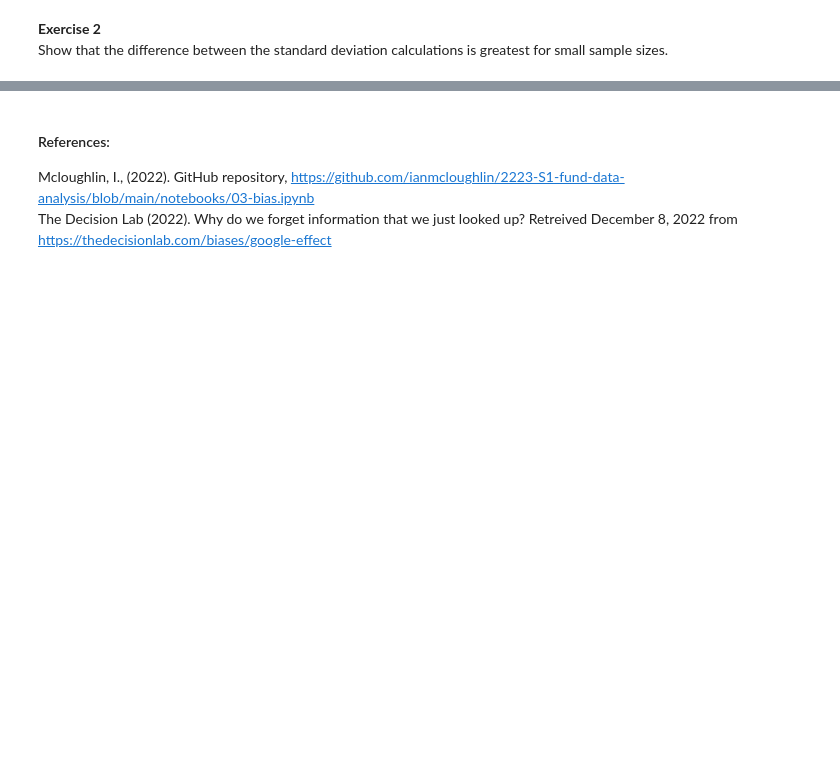
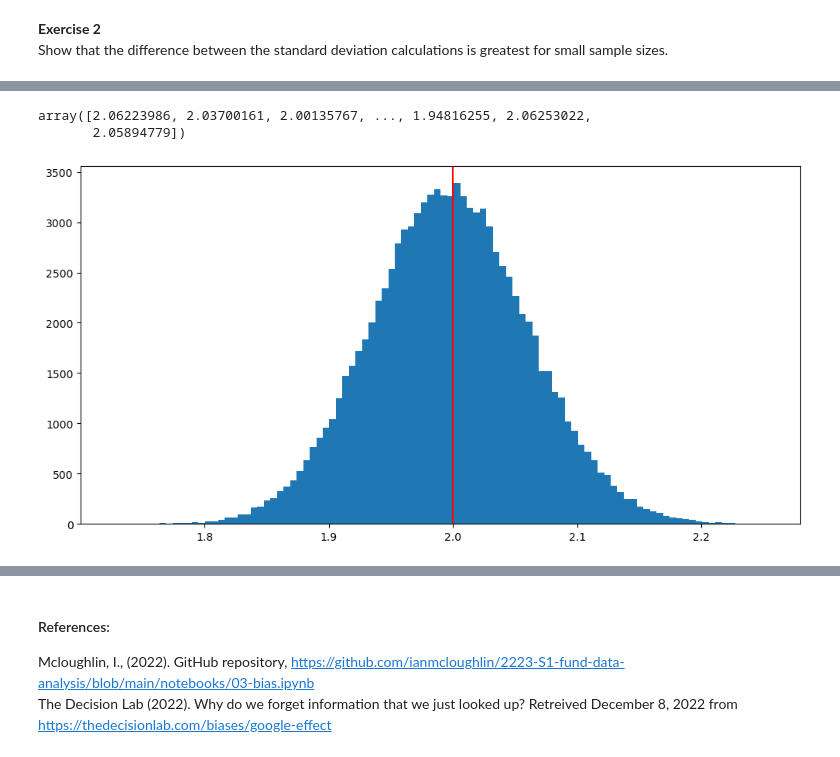
Before and after one commit to Tanja888/funddata-assessment, a Jupyter notebook: practicals/03-bias-exercises.ipynb, the cells around one changed output, grey strips where cells are left out. Cells and saved outputs as stored; diff of their text form; code cells hidden in the pictures; blank space fills up the shorter version.

```diff
--- a/practicals/03-bias-exercises.ipynb
+++ b/practicals/03-bias-exercises.ipynb
@@ -25,3 +92,6 @@ as long as _them_ are perceived as less desirable and worthy or different from t
 # %% [markdown]
 **Exercise 2**
 Show that the difference between the standard deviation calculations is greatest for small sample sizes.
+# %%
+samples1 = np.random.normal(0.0, 2.0, (100000, 500))
+samples1
@@ -27,0 +112,12 @@ Show that the difference between the standard deviation calculations is greatest
+# %%
+stdevs1 = samples1.std(axis=1)
+stdevs1
+# %% [output]
+array([2.06223986, 2.03700161, 2.00135767, ..., 1.94816255, 2.06253022,
+       2.05894779])
+# %%
+fig, ax = plt.subplots(figsize=(12, 6))
+plt.hist(stdevs1, bins=100)
+plt.axvline(x=2.0, color='red');
+# %% [output]
+[figure, added]
```
Also changed, not shown: parts of 17 cells of this notebook, 2 other files.
